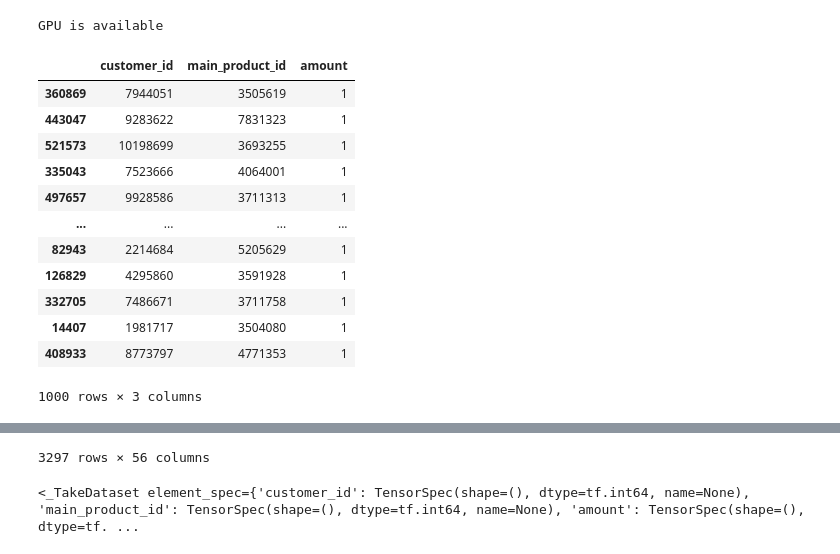
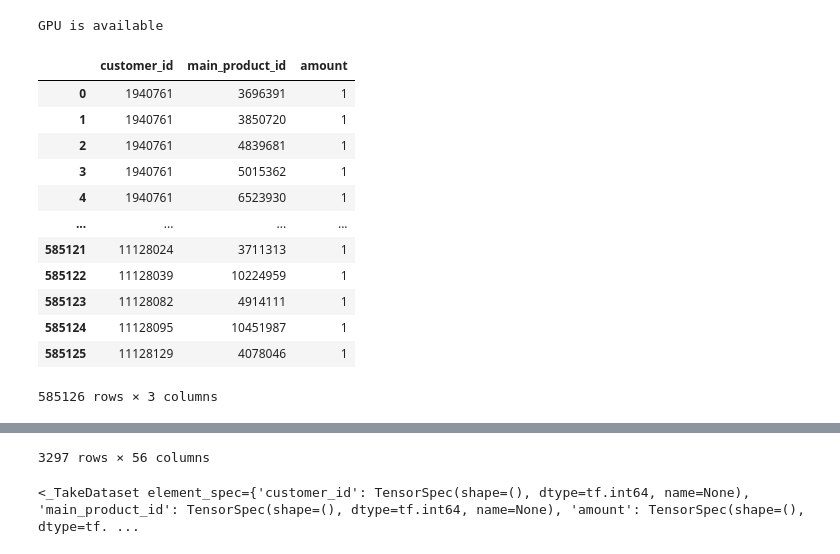
Before and after one commit to tomhuber96/master-thesis-practical-part, a Jupyter notebook: DL/gabor/gabor_tensorflow_recommendations.ipynb, the cells around one changed output, grey strips where cells are left out. Saved outputs shown, nothing was run; the diff lists cells and outputs as text; code cells hidden in the pictures.

```diff
--- a/DL/gabor/gabor_tensorflow_recommendations.ipynb
+++ b/DL/gabor/gabor_tensorflow_recommendations.ipynb
@@ -18,28 +18,28 @@ GPU is available
 # %%
 # Load data
 basepath = '../../datasets/preprocessed_datasets/gabor/'
 pandas_interaction_data = pd.read_pickle(basepath + 'user_item_interactions_only_main_products.pkl')
-pandas_interaction_data = pandas_interaction_data.sample(1000)
+#pandas_interaction_data = pandas_interaction_data.sample(1000)
 pandas_interaction_data.amount = pandas_interaction_data.amount.apply(lambda x: 1 if x > 0 else 0)
 product_data = pd.read_pickle(basepath + 'no_product_variants_with_duplicate_ids.pkl')
 pandas_interaction_data.main_product_id = pandas_interaction_data.main_product_id.astype(int)
 product_data.main_product_id = product_data.main_product_id.astype(int)
 
 display(pandas_interaction_data, product_data)
 # %% [output]
 |  | customer_id | main_product_id | amount |
-| 360869 | 7944051 | 3505619 | 1 |
-| 443047 | 9283622 | 7831323 | 1 |
-| 521573 | 10198699 | 3693255 | 1 |
-| 335043 | 7523666 | 4064001 | 1 |
-| 497657 | 9928586 | 3711313 | 1 |
+| 0 | 1940761 | 3696391 | 1 |
+| 1 | 1940761 | 3850720 | 1 |
+| 2 | 1940761 | 4839681 | 1 |
+| 3 | 1940761 | 5015362 | 1 |
+| 4 | 1940761 | 6523930 | 1 |
 | ... | ... | ... | ... |
-| 82943 | 2214684 | 5205629 | 1 |
-| 126829 | 4295860 | 3591928 | 1 |
-| 332705 | 7486671 | 3711758 | 1 |
-| 14407 | 1981717 | 3504080 | 1 |
-| 408933 | 8773797 | 4771353 | 1 |
+| 585121 | 11128024 | 3711313 | 1 |
+| 585122 | 11128039 | 10224959 | 1 |
+| 585123 | 11128082 | 4914111 | 1 |
+| 585124 | 11128095 | 10451987 | 1 |
+| 585125 | 11128129 | 4078046 | 1 |
-1000 rows × 3 columns
+585126 rows × 3 columns
 |  | main_product_id | productNumber | productName | productColorName | articleNumber | brand__id | ... |
 | 0 | 557559 | 4058394021466 | sportliche Ballerinas Glattleder ... | schwarz | 02.643.57 | 6590678 | ... |
 | 1 | 551622 | 4054452768212 | elegante Pumps Glattleder schwarz | schwarz | 05.160.37 | 6590677 | ... |
```
Also changed, not shown: parts of 7 cells of this notebook.
